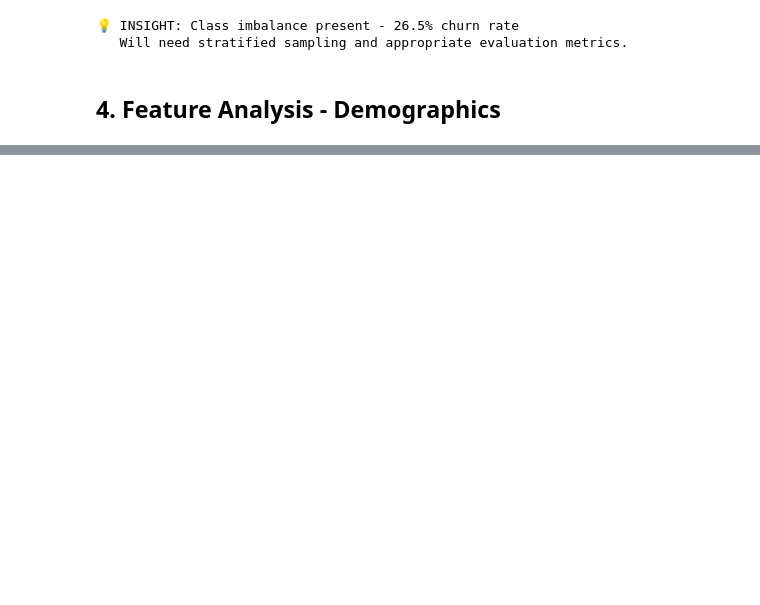
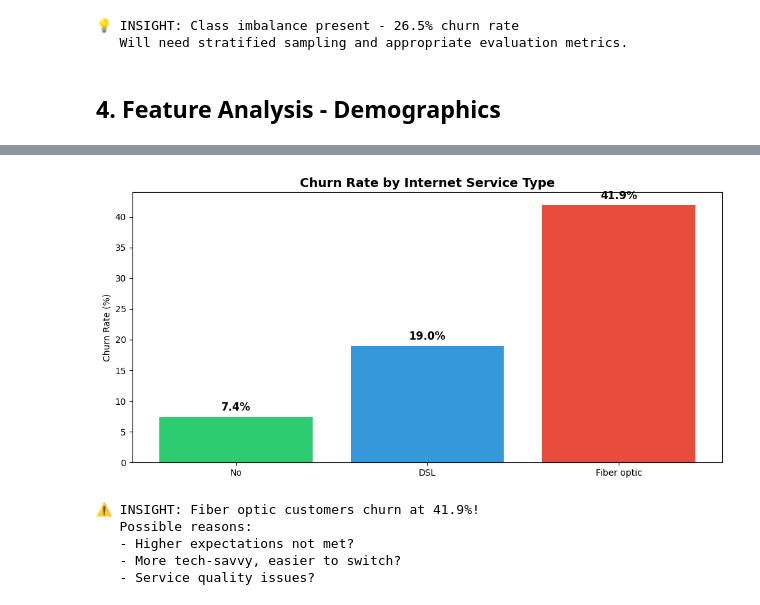
Before and after one commit to Krazyrv/Customer-churn-prediction, a Jupyter notebook: notebooks/EDA.ipynb, the cells around one changed output, grey strips where cells are left out. Saved outputs shown, nothing was run; the diff lists cells and outputs as text; code cells hidden in the pictures; blank space fills up the shorter version.

```diff
--- a/notebooks/EDA.ipynb
+++ b/notebooks/EDA.ipynb
@@ -179,0 +261,33 @@ print("   - Customers with partners/dependents churn less (more stable)")
+# %%
+# Internet Service Type
+internet_churn = df.groupby('InternetService')['Churn'].apply(lambda x: (x=='Yes').mean() * 100)
+
+fig, ax = plt.subplots(figsize=(10, 5))
+colors = ['#2ecc71', '#3498db', '#e74c3c']
+order = ['No', 'DSL', 'Fiber optic']
+internet_churn = internet_churn.reindex(order)
+
+bars = ax.bar(internet_churn.index, internet_churn.values, color=colors)
+ax.set_title('Churn Rate by Internet Service Type', fontweight='bold', fontsize=14)
+ax.set_ylabel('Churn Rate (%)')
+
+for bar in bars:
+    ax.text(bar.get_x() + bar.get_width()/2, bar.get_height() + 1,
+             f'{bar.get_height():.1f}%', ha='center', fontsize=12, fontweight='bold')
+
+plt.tight_layout()
+plt.savefig('../docs/img/internet_churn.png', dpi=150, bbox_inches='tight')
+plt.show()
+
+print(f"\n⚠️ INSIGHT: Fiber optic customers churn at {internet_churn['Fiber optic']:.1f}%!")
+print("   Possible reasons:")
+print("   - Higher expectations not met?")
+print("   - More tech-savvy, easier to switch?")
+print("   - Service quality issues?")
+# %% [output]
+[figure, added]
+⚠️ INSIGHT: Fiber optic customers churn at 41.9%!
+   Possible reasons:
+   - Higher expectations not met?
+   - More tech-savvy, easier to switch?
+   - Service quality issues?
```
Also changed, not shown: parts of 10 cells of this notebook, 8 other files.
